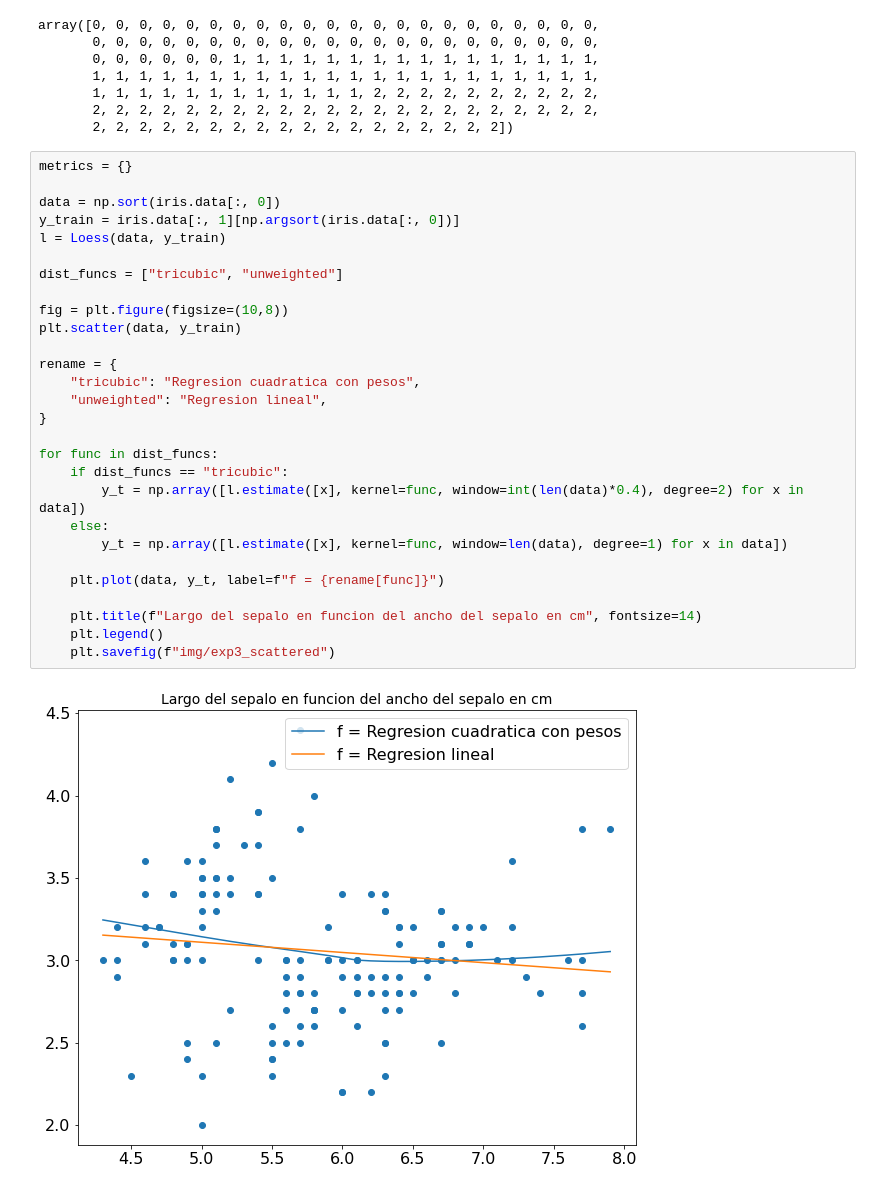
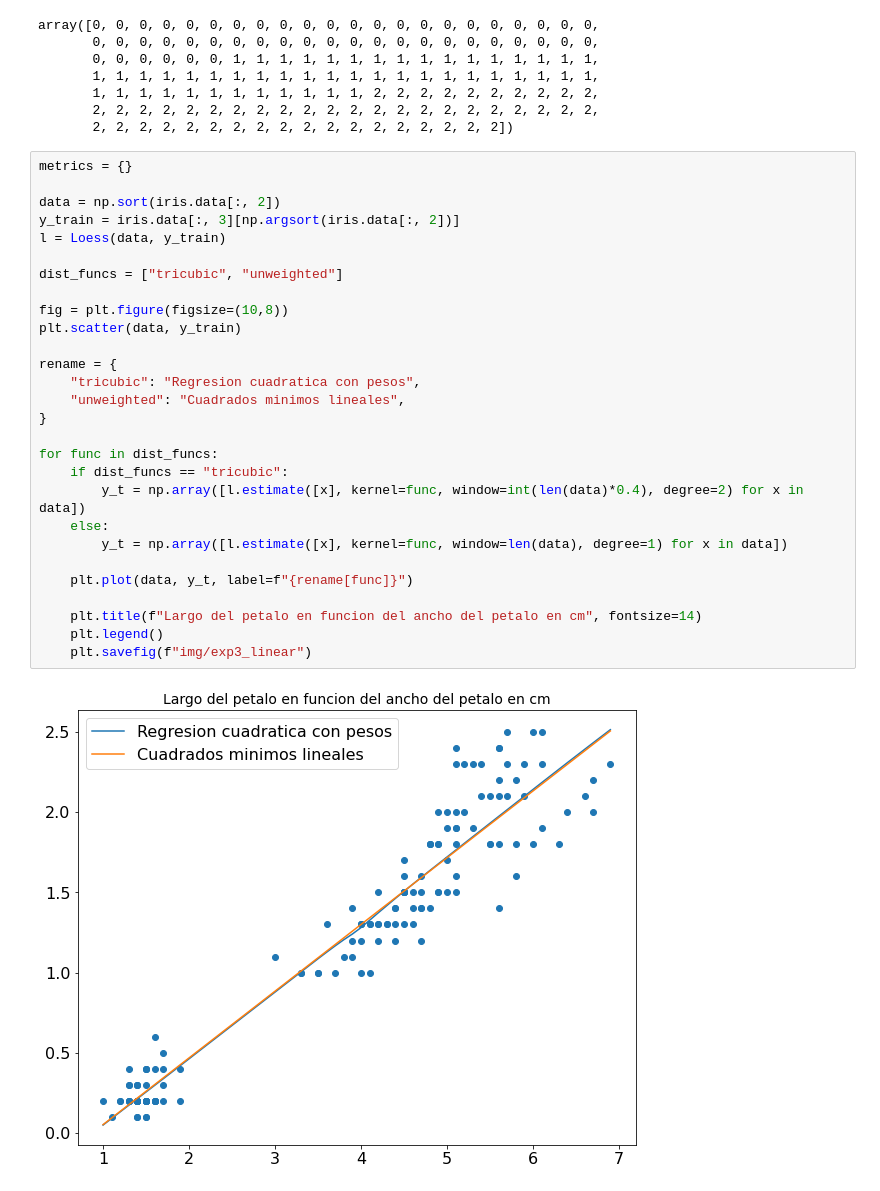
Before and after one commit to pablolp99/mn-tp3, a Jupyter notebook: notebooks/experimentation.ipynb, the cells around one changed output. Cells and saved outputs as stored; diff of their text form.

Commit message:
Fixing figures

```diff
--- a/notebooks/experimentation.ipynb
+++ b/notebooks/experimentation.ipynb
@@ -340,31 +340,31 @@ array([0, 0, 0, 0, 0, 0, 0, 0, 0, 0, 0, 0, 0, 0, 0, 0, 0, 0, 0, 0, 0, 0,
 # %%
 metrics = {}
 
-data = np.sort(iris.data[:, 0])
-y_train = iris.data[:, 1][np.argsort(iris.data[:, 0])]
+data = np.sort(iris.data[:, 2])
+y_train = iris.data[:, 3][np.argsort(iris.data[:, 2])]
 l = Loess(data, y_train)
 
 dist_funcs = ["tricubic", "unweighted"]
 
 fig = plt.figure(figsize=(10,8))
 plt.scatter(data, y_train)
 
 rename = {
     "tricubic": "Regresion cuadratica con pesos",
-    "unweighted": "Regresion lineal",
+    "unweighted": "Cuadrados minimos lineales",
 }
 
 for func in dist_funcs:
     if dist_funcs == "tricubic":
         y_t = np.array([l.estimate([x], kernel=func, window=int(len(data)*0.4), degree=2) for x in data])
     else:
         y_t = np.array([l.estimate([x], kernel=func, window=len(data), degree=1) for x in data])
 
-    plt.plot(data, y_t, label=f"f = {rename[func]}")
+    plt.plot(data, y_t, label=f"{rename[func]}")
 
-    plt.title(f"Largo del sepalo en funcion del ancho del sepalo en cm", fontsize=14)
+    plt.title(f"Largo del petalo en funcion del ancho del petalo en cm", fontsize=14)
     plt.legend()
-    plt.savefig(f"img/exp3_scattered")
+    plt.savefig(f"img/exp3_linear")
 # %% [output]
-[figure, old version]
+[figure, new version]
 # %%
```
Also changed, not shown: parts of 2 cells of this notebook, 3 other files.
